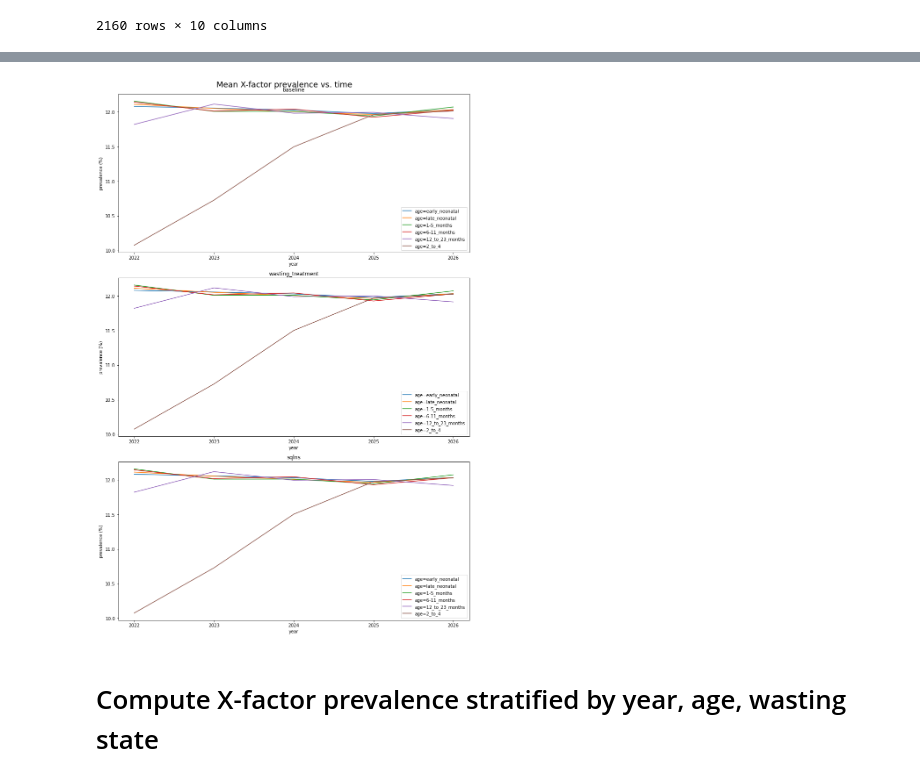
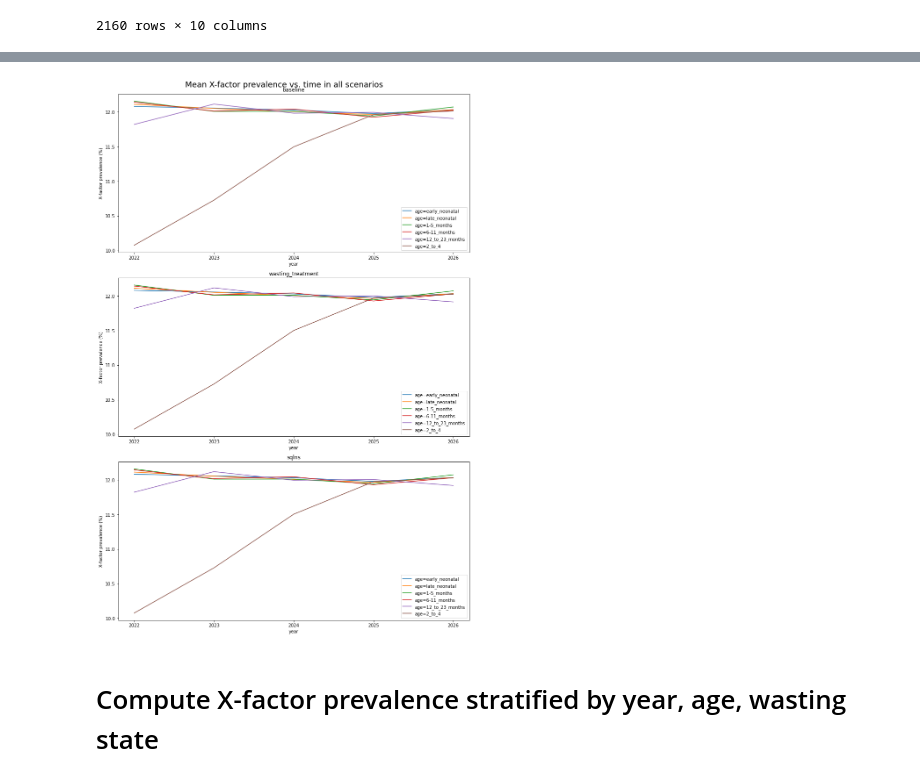
Before and after one commit to ihmeuw/vivarium_research_ciff_sam, a Jupyter notebook: model_validation/model4/2021_11_05b_v4.5.3_vv_x_factor_prevalence_and_load_model_spec_yaml.ipynb, the cells around one changed output, grey strips where cells are left out. Saved outputs shown, nothing was run; the diff lists cells and outputs as text; code cells hidden in the pictures.

```diff
--- a/model_validation/model4/2021_11_05b_v4.5.3_vv_x_factor_prevalence_and_load_model_spec_yaml.ipynb
+++ b/model_validation/model4/2021_11_05b_v4.5.3_vv_x_factor_prevalence_and_load_model_spec_yaml.ipynb
@@ -134,12 +135,12 @@ figs[title] = fig
 # %%
 fig, ax = plt.subplots(figsize=(12,8))
 title = "X-factor prevalence vs. time in baseline scenario, by age group"
-fig = csp.plot_over_time_by_column(
+csp.plot_over_time_by_column(
     x_factor_prevalence.query("scenario=='baseline' and x_factor=='cat1'"),
     'age',
     'X-factor prevalence (%)',
     title,
     True
 )
-figs['x_factor_prevalence_with_uncertainty_by_age_group_in_baseline'] = fig
+figs[title] = fig
 # %% [output]
@@ -159,31 +160,17 @@ figs[title] = fig
 # %%
-# def plot_over_time_by_column_for_scenarios(df, colname, ylabel, suptitle):
-#     fig, axs = plt.subplots(len(csr.ordered_scenarios),1, figsize=(12,18))
-#     for s_num, scenario in enumerate(csr.ordered_scenarios):
-#         csp.plot_over_time_by_column(
-#             df.query("scenario==@scenario"),
-#             colname,
-#             ylabel,
-#             f"{scenario}",
-#             False,
-#             ax=axs[s_num],
-#         )
-#     fig.suptitle(suptitle, fontsize=18)
-#     fig.tight_layout()
-#     return fig
-
 # x_factor_effect=1.5
 title = "Mean X-factor prevalence vs. time in all scenarios"
-fig = csr.plot_over_time_by_column_for_each_scenario(
+fig = csp.plot_over_time_by_column_for_each_scenario(
     x_factor_prevalence.query(f"x_factor=='cat1'"),
     'age',
     ylabel='X-factor prevalence (%)',
     suptitle=title,
+    uncertainty=False,
 )
 # figs['x_factor_prevalence_by_age_group_in_all_scenarios'] = fig
 figs[title] = fig
 # %% [output]
-[figure, old version]
+[figure, new version]
 # %% [markdown]
 # Compute X-factor prevalence stratified by year, age, wasting state
 # %%
```
Also changed, not shown: parts of 19 cells of this notebook.
